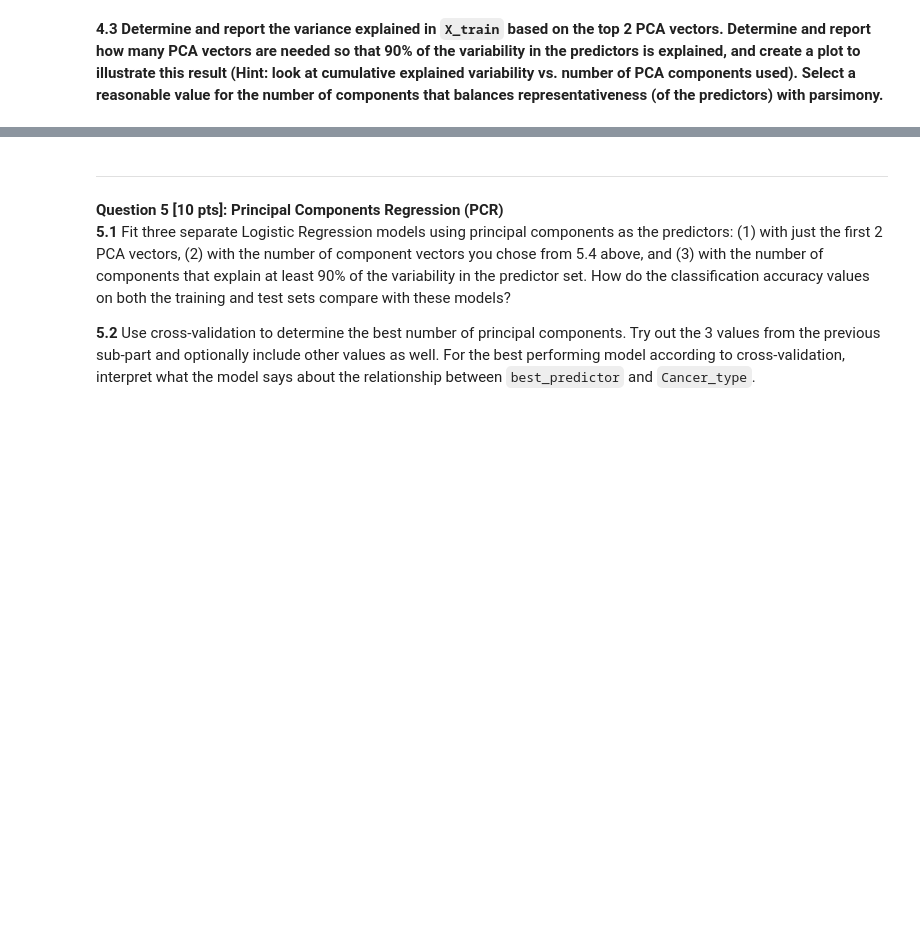
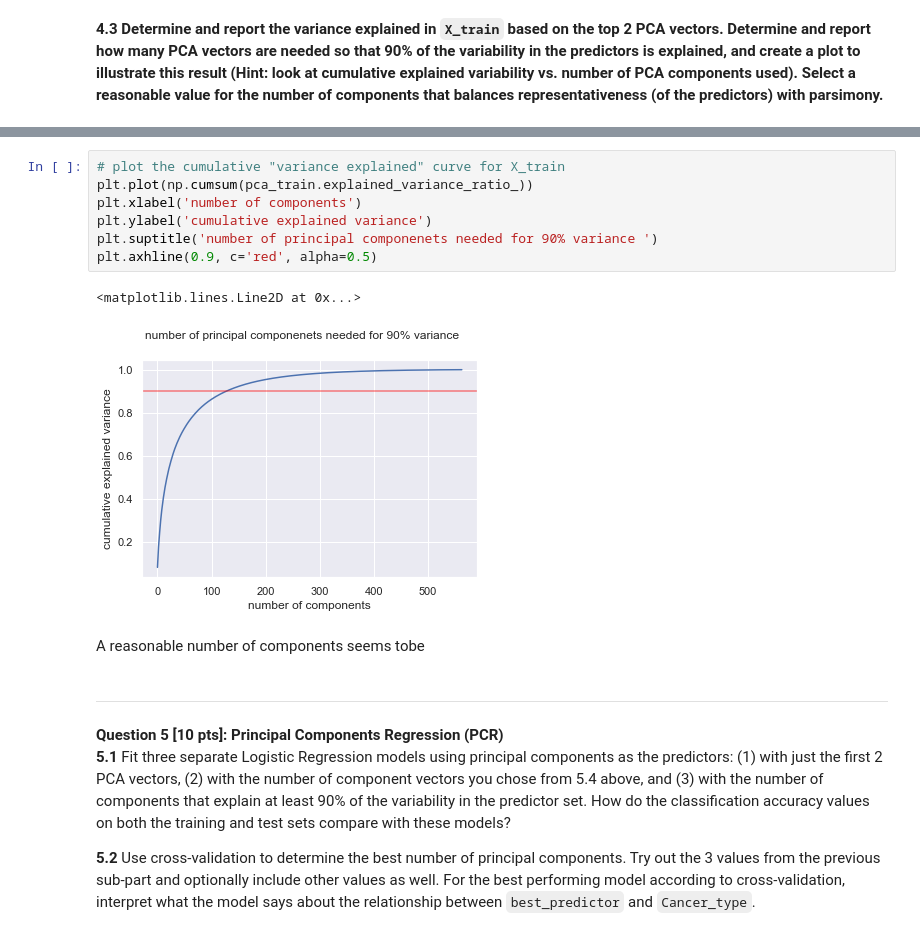
Before and after one commit to CreditPy/2021-s109a, a Jupyter notebook: cs_s109a_hw4/cs_s109a_hw4.ipynb, the cells around one changed output, grey strips where cells are left out. Drawn from its saved outputs; the diff is of its cells as text; blank space fills up the shorter version.

```diff
--- a/cs_s109a_hw4/cs_s109a_hw4.ipynb
+++ b/cs_s109a_hw4/cs_s109a_hw4.ipynb
@@ -644,3 +625,15 @@ Confusion matrix for knn model:
+# %%
+# plot the cumulative "variance explained" curve for X_train
+plt.plot(np.cumsum(pca_train.explained_variance_ratio_))
+plt.xlabel('number of components')
+plt.ylabel('cumulative explained variance')
+plt.suptitle('number of principal componenets needed for 90% variance ')
+plt.axhline(0.9, c='red', alpha=0.5)
+# %% [output]
+<matplotlib.lines.Line2D at 0x...>
+[figure, added]
+# %% [markdown]
+A reasonable number of components seems tobe
 # %% [markdown]
 ---
 # %% [markdown]
```
Also changed, not shown: parts of 25 cells of this notebook.
